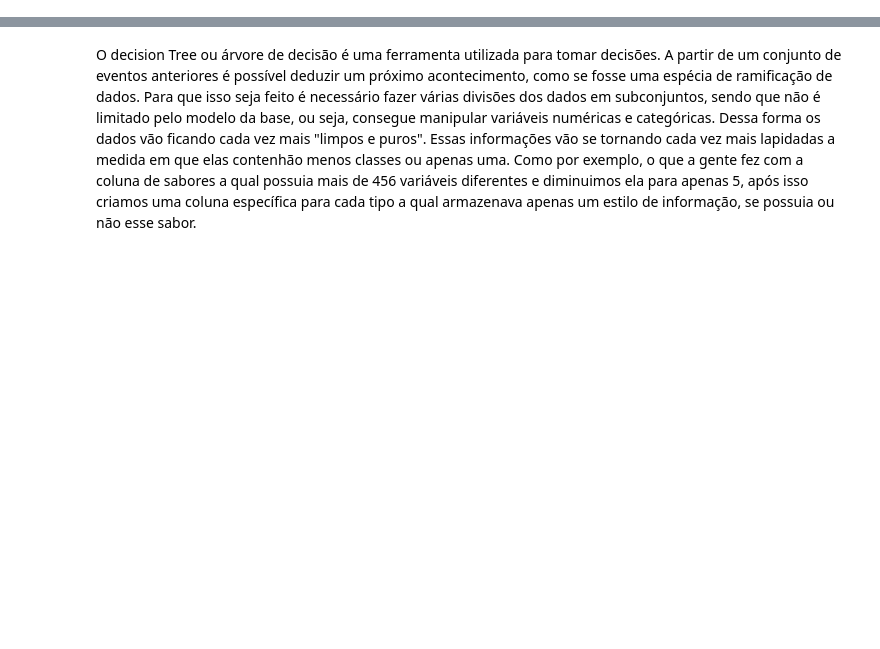
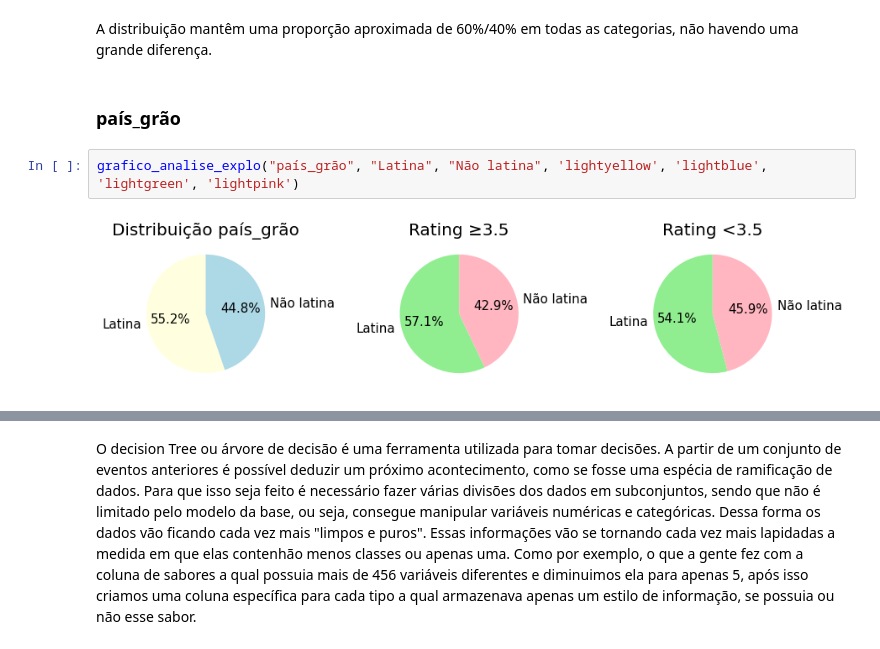
Before and after one commit to Pedro2712/Projeto_2-ciedados, a Jupyter notebook: Projeto 2 - Ciedados.ipynb, the cells around one changed output, grey strips where cells are left out. Saved outputs shown, nothing was run; the diff lists cells and outputs as text; blank space fills up the shorter version.

```diff
--- a/Projeto 2 - Ciedados.ipynb
+++ b/Projeto 2 - Ciedados.ipynb
@@ -590,0 +380,8 @@ plt.tight_layout(pad=2) ;
+# %% [markdown]
+A distribuição mantêm uma proporção aproximada de 60%/40% em todas as categorias, não havendo uma grande diferença.
+# %% [markdown]
+### país_grão
+# %%
+grafico_analise_explo("país_grão", "Latina", "Não latina", 'lightyellow', 'lightblue', 'lightgreen', 'lightpink')
+# %% [output]
+[figure, added]
```
Also changed, not shown: parts of 153 cells of this notebook.
